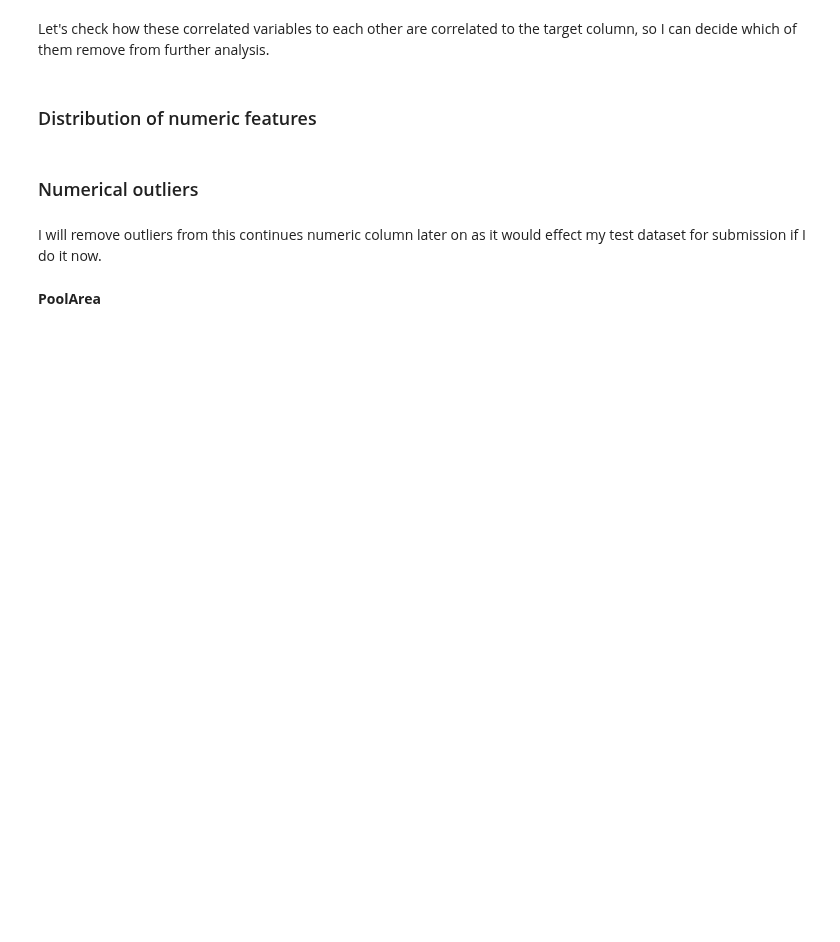
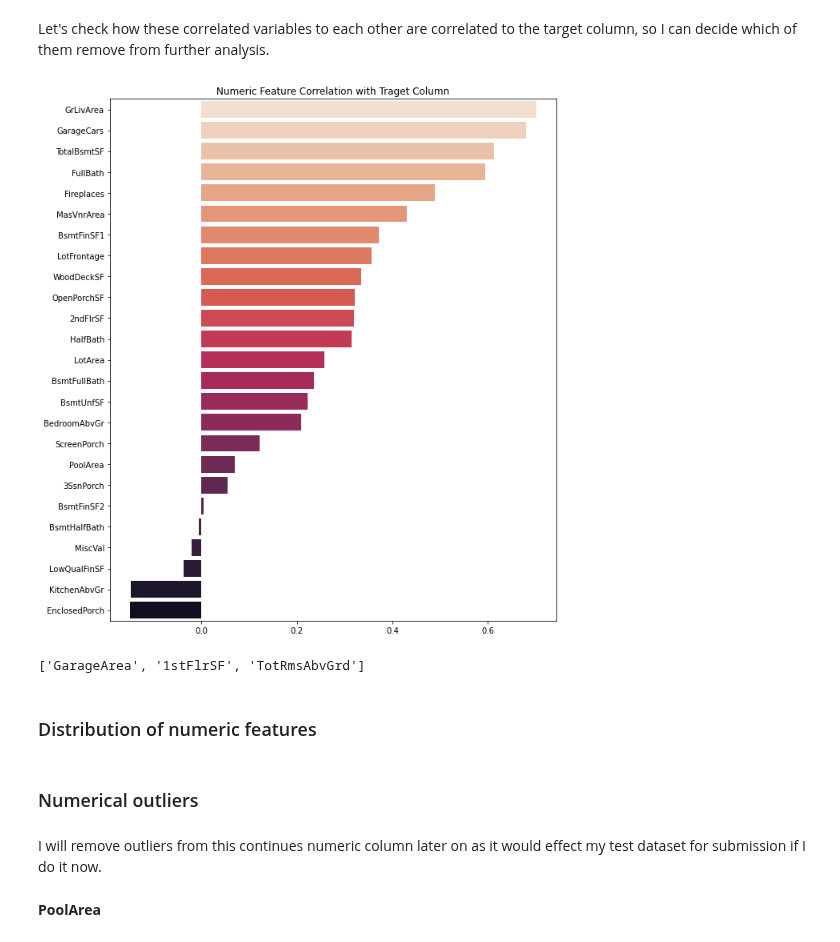
Before and after one commit to Gloriel/Kaggle, a Jupyter notebook: EstatePrice/EP_investing_0302.ipynb, the cells around one changed output. Cells and saved outputs as stored; diff of their text form; code cells hidden in the pictures; blank space fills up the shorter version.

```diff
--- a/EstatePrice/EP_investing_0302.ipynb
+++ b/EstatePrice/EP_investing_0302.ipynb
@@ -17,5 +17,5 @@ from scipy.stats import skew
 import warnings
 warnings.filterwarnings("ignore")
 # %%
-df = pd.read_csv("train.csv")
+train_df = pd.read_csv("train.csv")
 # %%
@@ -179,13 +225,13 @@ sns.heatmap(corr_matrix.T, annot=True, mask= corr_matrix < 0.8 ,cbar=False, cmap
 # %% [markdown]
 Let's check how these correlated variables to each other are correlated to the target column, so I can decide which of them remove from further analysis.
 # %%
-price_corr_ser = df[num_feat].corr()['SalePrice']
-price_corr_ser = price_corr_ser.sort_values(ascending=False)
-price_corr_ser = price_corr_ser.drop("SalePrice")
+price_corr_ser = df[num_feat].corr()['SalePrice'].sort_values(ascending=False).drop("SalePrice")
 
 fig, ax = plt.subplots(figsize=(10,12))
 sns.barplot(x=price_corr_ser.values, y=price_corr_ser.index, palette="rocket_r")
 plt.title("Numeric Feature Correlation with Traget Column");
+# %% [output]
+[figure, added]
 # %%
 # Remove one of the highly correlated variables
 high_correlated_var = ["GarageArea",'1stFlrSF','TotRmsAbvGrd']
@@ -194,6 +240,10 @@ df = df.drop(high_correlated_var, axis=1)
 # Remove it from list of numeric columns
 for c in high_correlated_var:
     num_feat.remove(c)
+# %%
+high_correlated_var
+# %% [output]
+['GarageArea', '1stFlrSF', 'TotRmsAbvGrd']
 # %% [markdown]
 ### Distribution of numeric features
 # %%
```
Also changed, not shown: parts of 11 cells of this notebook.
